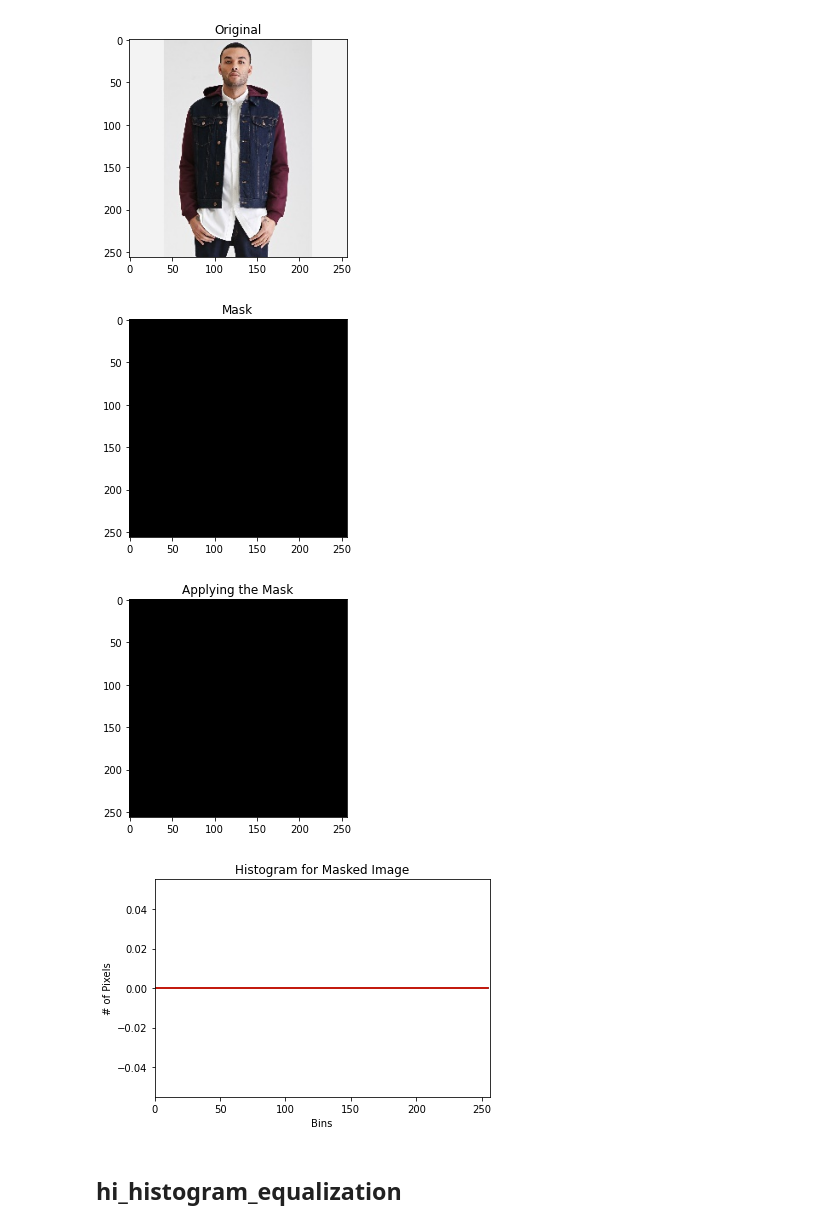
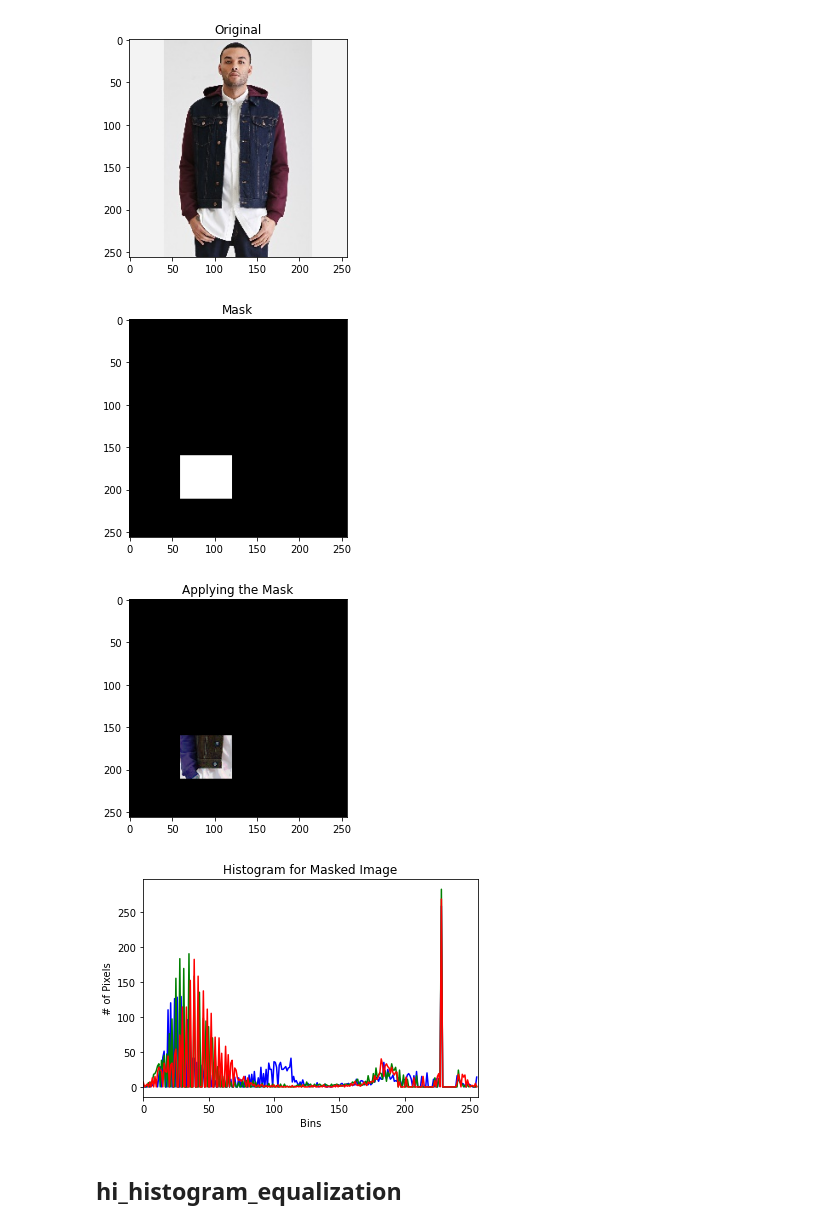
Before and after one commit to jodysuseno/TugasAkhirTKC_073-079, a Jupyter notebook: tugas/tugas5_tkc.ipynb, the cells around one changed output. Cells and saved outputs as stored; diff of their text form; code cells hidden in the pictures.

```diff
--- a/TugasAkhirTKC_073-079/tugas/tugas5_tkc.ipynb
+++ b/tugas/tugas5_tkc.ipynb
@@ -230,24 +224,24 @@ plt_imshow("Original", image)
 # %%
 # construct a mask for our image; our mask will be *black* for regions
 # we want to *ignore* and *white* for regions we want to *examine*
 mask = np.zeros(image.shape[:2], dtype="uint8")
-cv2.rectangle(mask, (60, 290), (210, 390), 255, -1)
+cv2.rectangle(mask, (60, 160), (120, 210), 255, -1)
 plt_imshow("Mask", mask)
 
 # display the masked region
 masked = cv2.bitwise_and(image, image, mask=mask)
 plt_imshow("Applying the Mask", masked)
 
 # compute a histogram for our image, but we'll only include pixels in
 # the masked region
 plot_histogram(image, "Histogram for Masked Image", mask=mask)
 
 # show our plots
 plt.show()
 # %% [output]
-[figure, old version]
+[figure, new version]
-[figure, old version]
+[figure, new version]
-[figure, old version]
+[figure, new version]
 # %% [markdown]
 ## hi_histogram_equalization
 # %%
```
Also changed, not shown: parts of 3 cells of this notebook.
